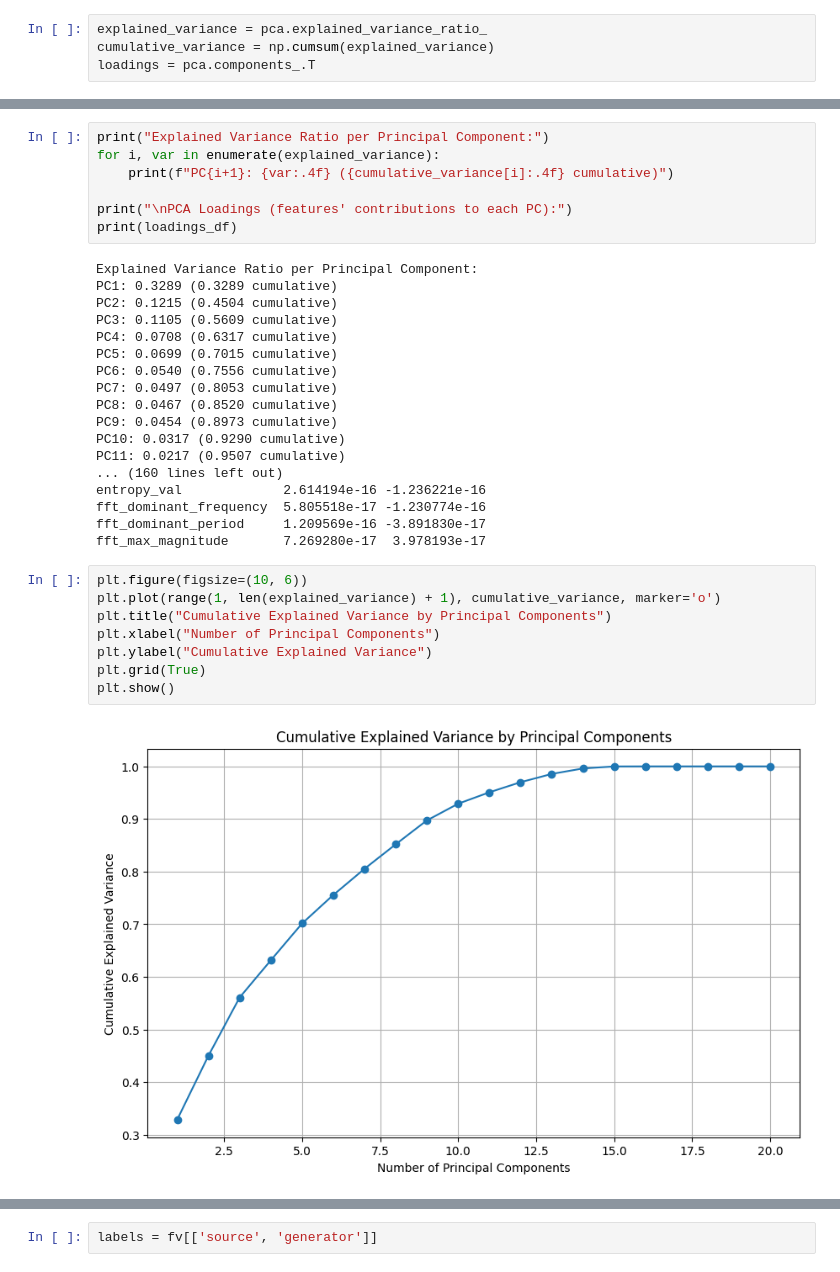
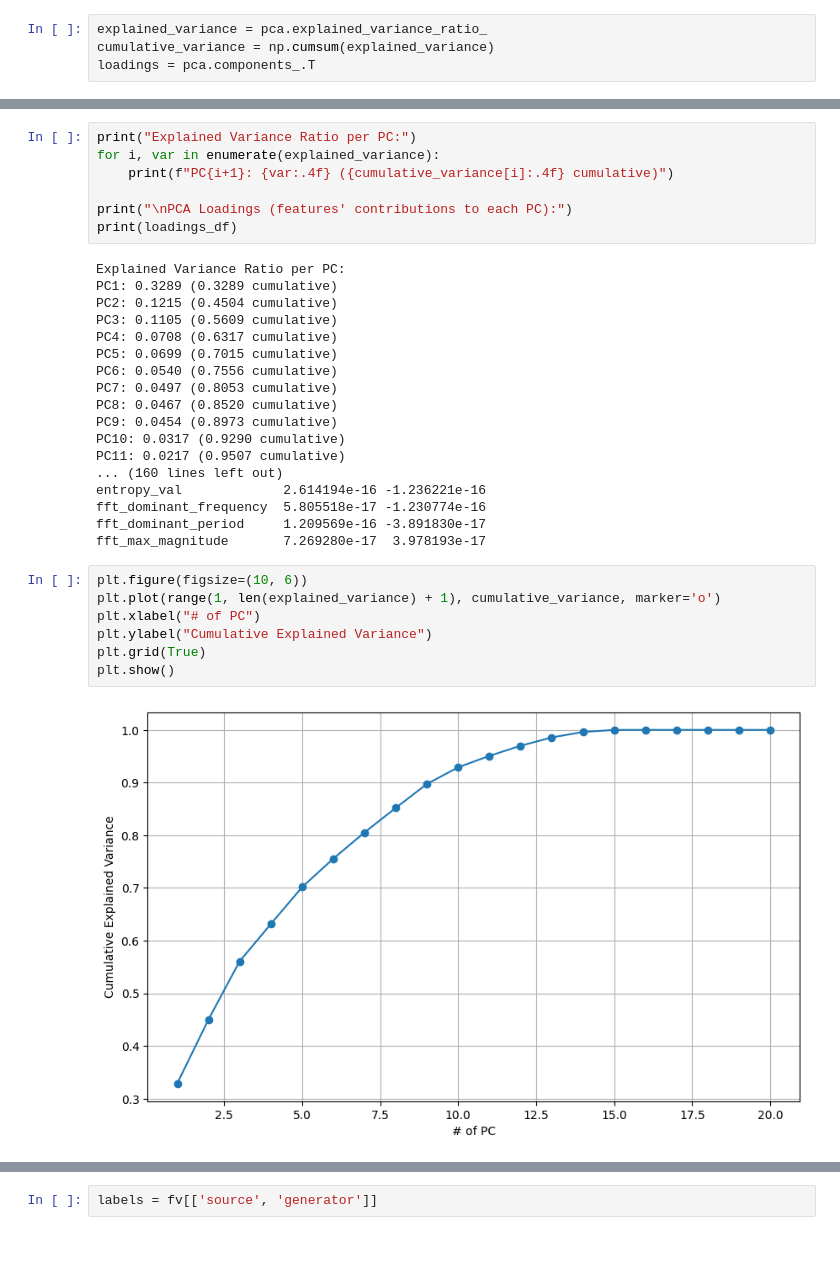
Before and after one commit to SepehrAkbari/bitbias, a Jupyter notebook: Notebooks/Component Analysis/ComponentAnalysis.ipynb, the cells around one changed output, grey strips where cells are left out. Cells and saved outputs as stored; diff of their text form; blank space fills up the shorter version.

```diff
--- a/Notebooks/Component Analysis/ComponentAnalysis.ipynb
+++ b/Notebooks/Component Analysis/ComponentAnalysis.ipynb
@@ -80,14 +80,14 @@ loadings_df.head()
 | ks_p | -6.401399e-02 | -0.224977 | -4.886677e-01 | 1.150674e-01 | 6.833381e-02 | -5.532600e-02 | 1.333128e-01 | 2.538886e-01 | -4.414265e-01 | -1.374555e-01 | -2.379437e-01 | ... |
 | ks_D.D | 5.994006e-02 | 0.144634 | 5.549918e-01 | -1.262771e-02 | 1.040122e-01 | -2.631317e-01 | -3.058800e-01 | -6.833773e-02 | 2.135265e-03 | -2.483336e-01 | -1.258613e-01 | ... |
 # %%
-print("Explained Variance Ratio per Principal Component:")
+print("Explained Variance Ratio per PC:")
 for i, var in enumerate(explained_variance):
     print(f"PC{i+1}: {var:.4f} ({cumulative_variance[i]:.4f} cumulative)")
 
 print("\nPCA Loadings (features' contributions to each PC):")
 print(loadings_df)
 # %% [output]
-Explained Variance Ratio per Principal Component:
+Explained Variance Ratio per PC:
 PC1: 0.3289 (0.3289 cumulative)
 PC2: 0.1215 (0.4504 cumulative)
 PC3: 0.1105 (0.5609 cumulative)
@@ -107,13 +107,12 @@ fft_max_magnitude       7.269280e-17  3.978193e-17
 # %%
 plt.figure(figsize=(10, 6))
 plt.plot(range(1, len(explained_variance) + 1), cumulative_variance, marker='o')
-plt.title("Cumulative Explained Variance by Principal Components")
-plt.xlabel("Number of Principal Components")
+plt.xlabel("# of PC")
 plt.ylabel("Cumulative Explained Variance")
 plt.grid(True)
 plt.show()
 # %% [output]
-[figure, old version]
+[figure, new version]
 # %%
 plt.figure(figsize=(10, 6))
 plt.plot(range(1, len(explained_variance) + 1), explained_variance, marker='o')
```
Also changed, not shown: parts of 3 cells of this notebook, 1 other file.
